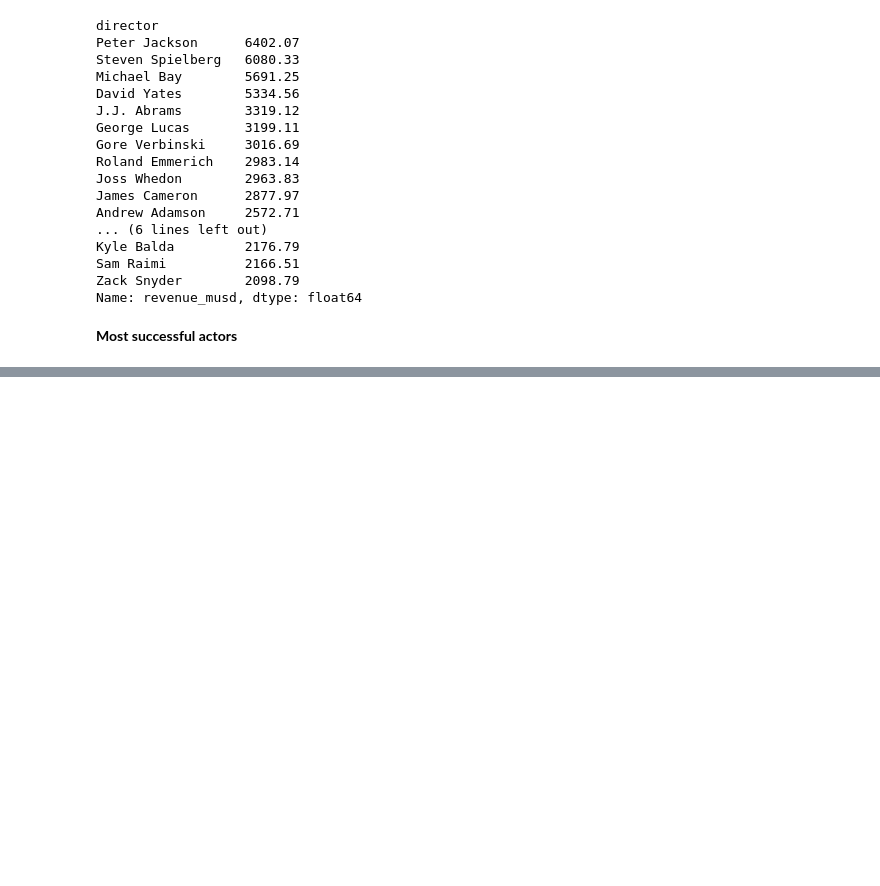
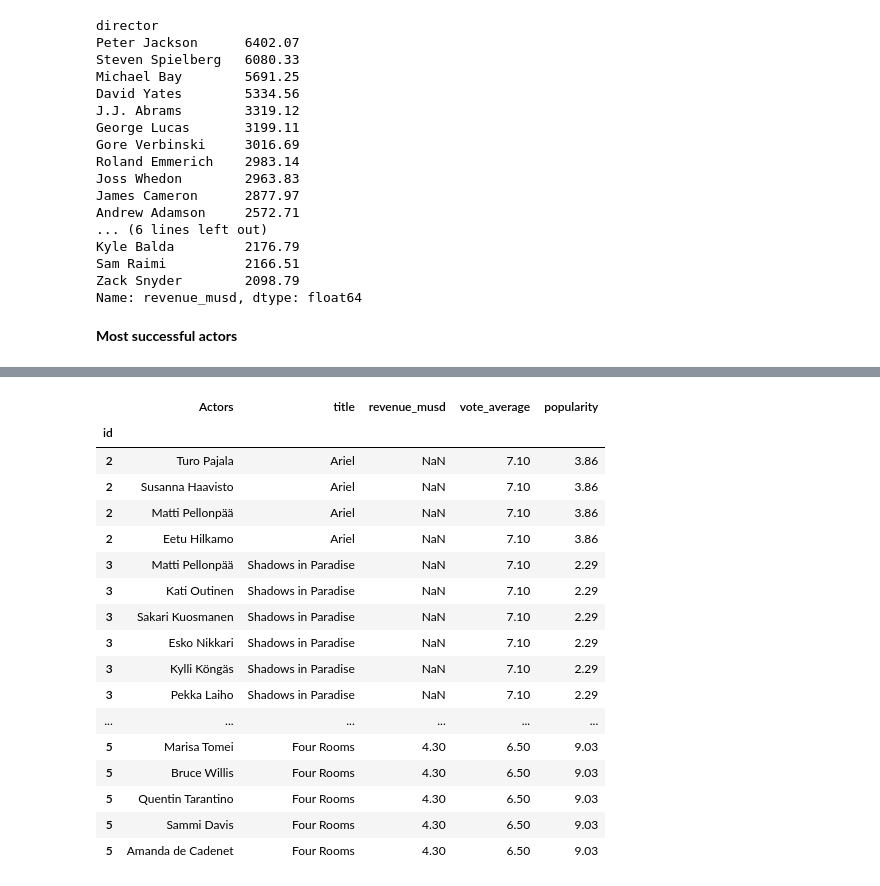
Before and after one commit to RochaErik/DS-MoviesProject, a Jupyter notebook: DS-MoviesProject.ipynb, the cells around one changed output, grey strips where cells are left out. Drawn from its saved outputs; the diff is of its cells as text; code cells hidden in the pictures; blank space fills up the shorter version.

Commit message:
Most successful actors analysis

```diff
--- a/DS-MoviesProject.ipynb
+++ b/DS-MoviesProject.ipynb
@@ -1024,0 +1110,4 @@ Name: revenue_musd, dtype: float64
+# %%
+#convert each columns to index (stack()) then remove the second column (reset_index(level=1, drop=True)) and finally converts all to a dataframe
+act = act.stack().reset_index(level=1, drop=True).to_frame()
+act
@@ -1024,0 +1129,5 @@ Name: revenue_musd, dtype: float64
+# %%
+act.columns = ['Actors']
+# %%
+right = df[['title', 'revenue_musd', 'vote_average', 'popularity']]
+right
@@ -1024,0 +1149,23 @@ Name: revenue_musd, dtype: float64
+# %%
+#merging on the index of both tables
+act = act.merge(right, how='left', left_index=True, right_index=True)
+act.head(20)
+# %% [output]
+|  | Actors | title | revenue_musd | vote_average | popularity |
+| id |  |  |  |  |  |
+| 2 | Turo Pajala | Ariel | NaN | 7.10 | 3.86 |
+| 2 | Susanna Haavisto | Ariel | NaN | 7.10 | 3.86 |
+| 2 | Matti Pellonpää | Ariel | NaN | 7.10 | 3.86 |
+| 2 | Eetu Hilkamo | Ariel | NaN | 7.10 | 3.86 |
+| 3 | Matti Pellonpää | Shadows in Paradise | NaN | 7.10 | 2.29 |
+| 3 | Kati Outinen | Shadows in Paradise | NaN | 7.10 | 2.29 |
+| 3 | Sakari Kuosmanen | Shadows in Paradise | NaN | 7.10 | 2.29 |
+| 3 | Esko Nikkari | Shadows in Paradise | NaN | 7.10 | 2.29 |
+| 3 | Kylli Köngäs | Shadows in Paradise | NaN | 7.10 | 2.29 |
+| 3 | Pekka Laiho | Shadows in Paradise | NaN | 7.10 | 2.29 |
+| ... | ... | ... | ... | ... | ... |
+| 5 | Marisa Tomei | Four Rooms | 4.30 | 6.50 | 9.03 |
+| 5 | Bruce Willis | Four Rooms | 4.30 | 6.50 | 9.03 |
+| 5 | Quentin Tarantino | Four Rooms | 4.30 | 6.50 | 9.03 |
+| 5 | Sammi Davis | Four Rooms | 4.30 | 6.50 | 9.03 |
+| 5 | Amanda de Cadenet | Four Rooms | 4.30 | 6.50 | 9.03 |
```
Also changed, not shown: parts of 11 cells of this notebook.
